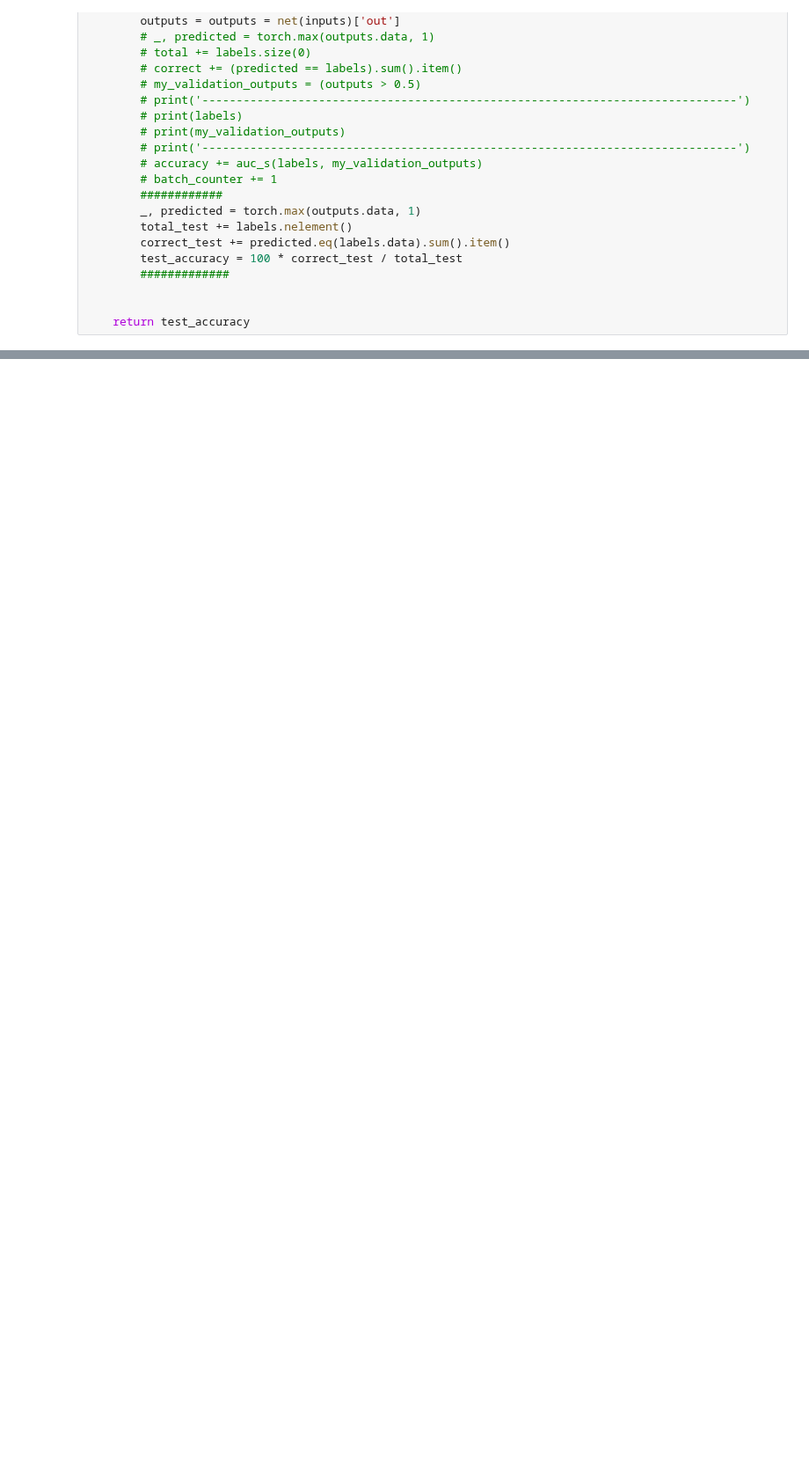
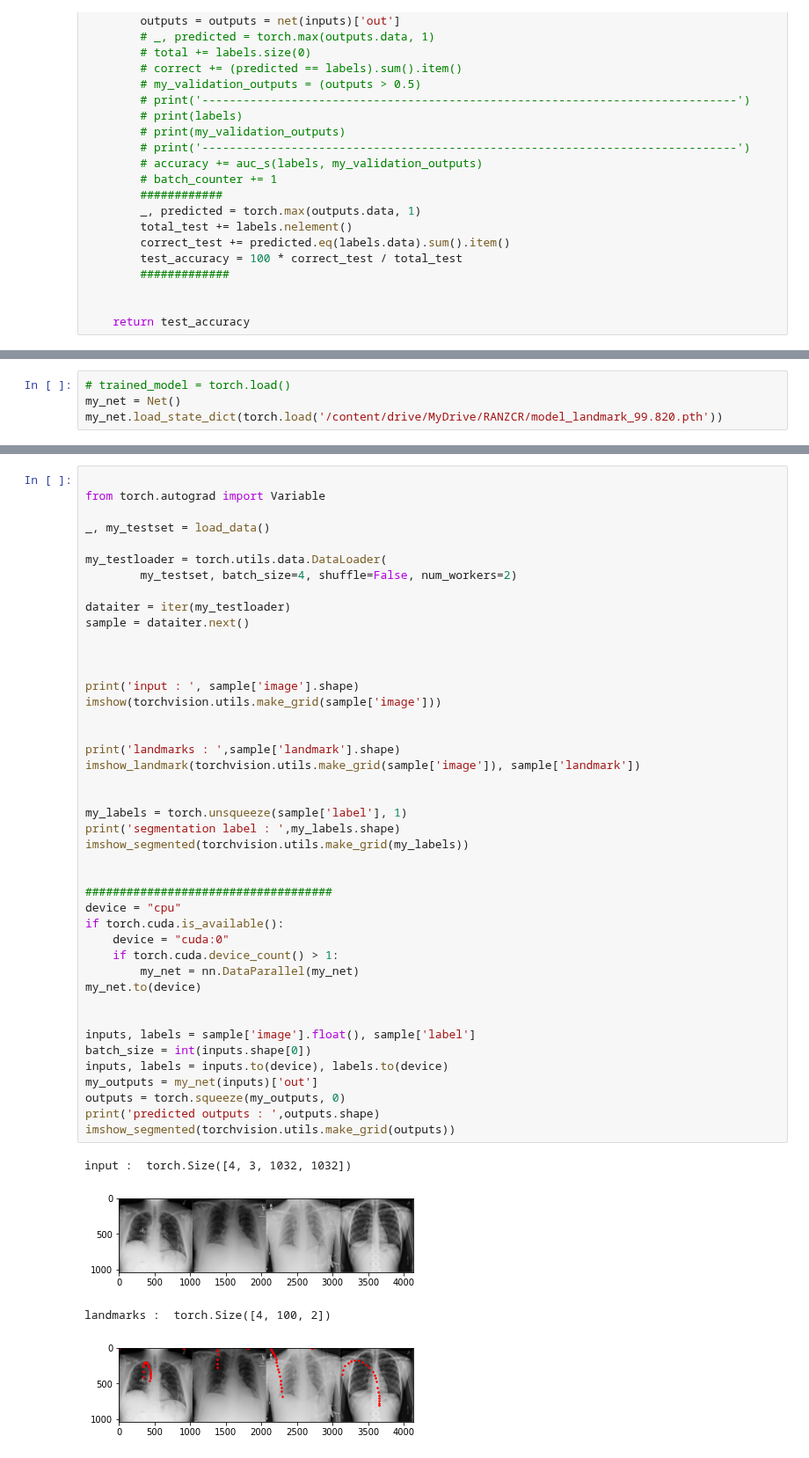
Before and after one commit to alirezash97/Machine-Learning-Course, a Jupyter notebook: Final_Project/Annotations.ipynb, the cells around one changed output, grey strips where cells are left out. Shown at 88% size. Saved outputs shown, nothing was run; the diff lists cells and outputs as text; blank space fills up the shorter version.

```diff
--- a/Final_Project/Annotations.ipynb
+++ b/Final_Project/Annotations.ipynb
@@ -711,3 +761,7 @@ print(count_parameters(Network))
 # %% [output]
 60192808
 60328944
+# %%
+# trained_model = torch.load()
+my_net = Net()
+my_net.load_state_dict(torch.load('/content/drive/MyDrive/RANZCR/model_landmark_99.820.pth'))
@@ -713,0 +770,48 @@ print(count_parameters(Network))
+# %%
+
+from torch.autograd import Variable
+
+_, my_testset = load_data()
+
+my_testloader = torch.utils.data.DataLoader(
+        my_testset, batch_size=4, shuffle=False, num_workers=2)
+
+dataiter = iter(my_testloader)
+sample = dataiter.next()
+
+
+
+print('input : ', sample['image'].shape)
+imshow(torchvision.utils.make_grid(sample['image']))
+
+
+print('landmarks : ',sample['landmark'].shape)
+imshow_landmark(torchvision.utils.make_grid(sample['image']), sample['landmark'])
+
+
+my_labels = torch.unsqueeze(sample['label'], 1)
+print('segmentation label : ',my_labels.shape)
+imshow_segmented(torchvision.utils.make_grid(my_labels))
+
+
+####################################
+device = "cpu"
+if torch.cuda.is_available():
+    device = "cuda:0"
+    if torch.cuda.device_count() > 1:
+        my_net = nn.DataParallel(my_net)
+my_net.to(device)
+
+
+inputs, labels = sample['image'].float(), sample['label']
+batch_size = int(inputs.shape[0])
+inputs, labels = inputs.to(device), labels.to(device)
+my_outputs = my_net(inputs)['out']
+outputs = torch.squeeze(my_outputs, 0)
+print('predicted outputs : ',outputs.shape)
+imshow_segmented(torchvision.utils.make_grid(outputs))
+# %% [output]
+input :  torch.Size([4, 3, 1032, 1032])
+[figure, added]
+landmarks :  torch.Size([4, 100, 2])
+[figure, added]
```
Also changed, not shown: parts of 9 cells of this notebook.
